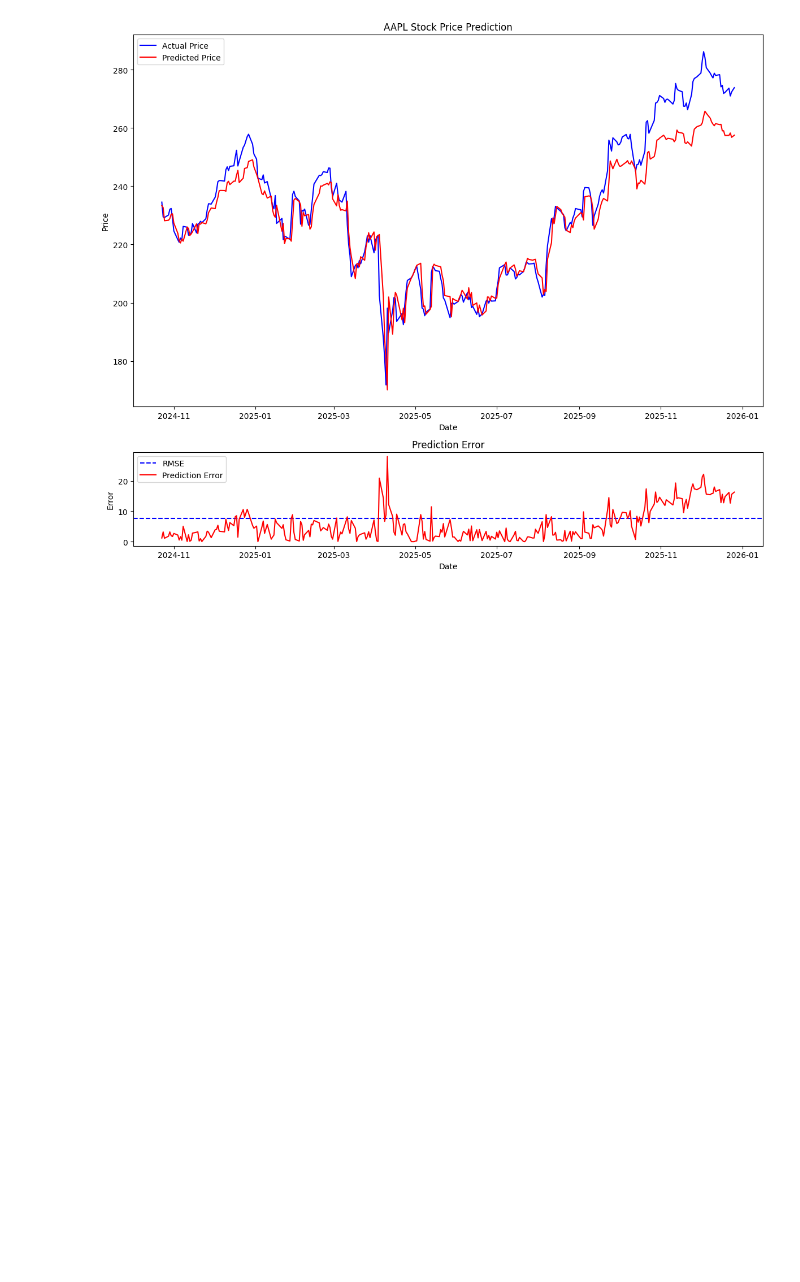
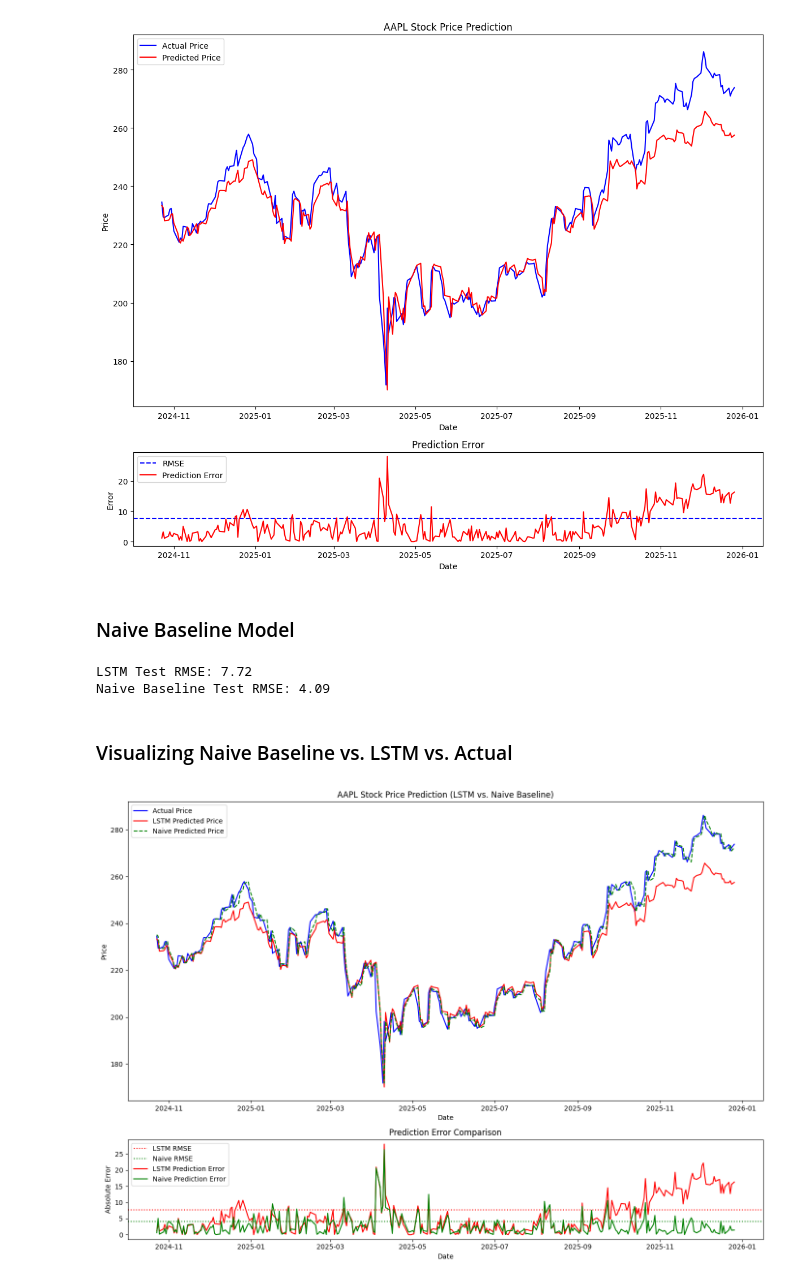
Before and after one commit to rizanatlanta-dsproj/Stock-price-prediction, a Jupyter notebook: stock1.ipynb, the cells around one changed output. Cells and saved outputs as stored; diff of their text form; code cells hidden in the pictures; blank space fills up the shorter version.

Commit message:
stock price prediction: LSTM model vs naive baseline

```diff
--- a/stock1.ipynb
+++ b/stock1.ipynb
@@ -232,3 +232,49 @@ plt.tight_layout()
 plt.show()
 # %% [output]
 [figure]
+# %% [markdown]
+### Naive Baseline Model
+# %%
+
+y_test_naive_pred = X_test[:, -1, :].cpu().numpy()
+
+
+y_test_naive_pred_scaled = scaler.inverse_transform(y_test_naive_pred)
+
+
+naive_test_rmse = root_mean_squared_error(y_test_actual_scaled, y_test_naive_pred_scaled)
+
+print(f'LSTM Test RMSE: {test_rmse:.2f}')
+print(f'Naive Baseline Test RMSE: {naive_test_rmse:.2f}')
+# %% [output]
+LSTM Test RMSE: 7.72
+Naive Baseline Test RMSE: 4.09
+# %% [markdown]
+### Visualizing Naive Baseline vs. LSTM vs. Actual
+# %%
+fig = plt.figure(figsize=(14, 10))
+gs = fig.add_gridspec(2, 1, height_ratios=[3, 1])
+
+ax1 = fig.add_subplot(gs[0, 0])
+ax1.plot(df.iloc[-len(y_test_actual_scaled):].index, y_test_actual_scaled, color='blue', label='Actual Price')
+ax1.plot(df.iloc[-len(y_test_pred_scaled):].index, y_test_pred_scaled, color='red', label='LSTM Predicted Price')
+ax1.plot(df.iloc[-len(y_test_naive_pred_scaled):].index, y_test_naive_pred_scaled, color='green', linestyle='--', label='Naive Predicted Price')
+ax1.legend()
+ax1.set_title(f'{ticker} Stock Price Prediction (LSTM vs. Naive Baseline)')
+ax1.set_xlabel('Date')
+ax1.set_ylabel('Price')
+
+ax2 = fig.add_subplot(gs[1, 0])
+ax2.axhline(test_rmse, color='red', linestyle=':', label='LSTM RMSE')
+ax2.axhline(naive_test_rmse, color='green', linestyle=':', label='Naive RMSE')
+ax2.plot(df.iloc[-len(y_test_actual_scaled):].index, abs(y_test_actual_scaled - y_test_pred_scaled), color='red', label='LSTM Prediction Error')
+ax2.plot(df.iloc[-len(y_test_actual_scaled):].index, abs(y_test_actual_scaled - y_test_naive_pred_scaled), color='green', label='Naive Prediction Error')
+ax2.legend()
+ax2.set_title('Prediction Error Comparison')
+ax2.set_xlabel('Date')
+ax2.set_ylabel('Absolute Error')
+
+plt.tight_layout()
+plt.show()
+# %% [output]
+[figure, added]
```
Also changed, not shown: parts of 3 cells of this notebook.
